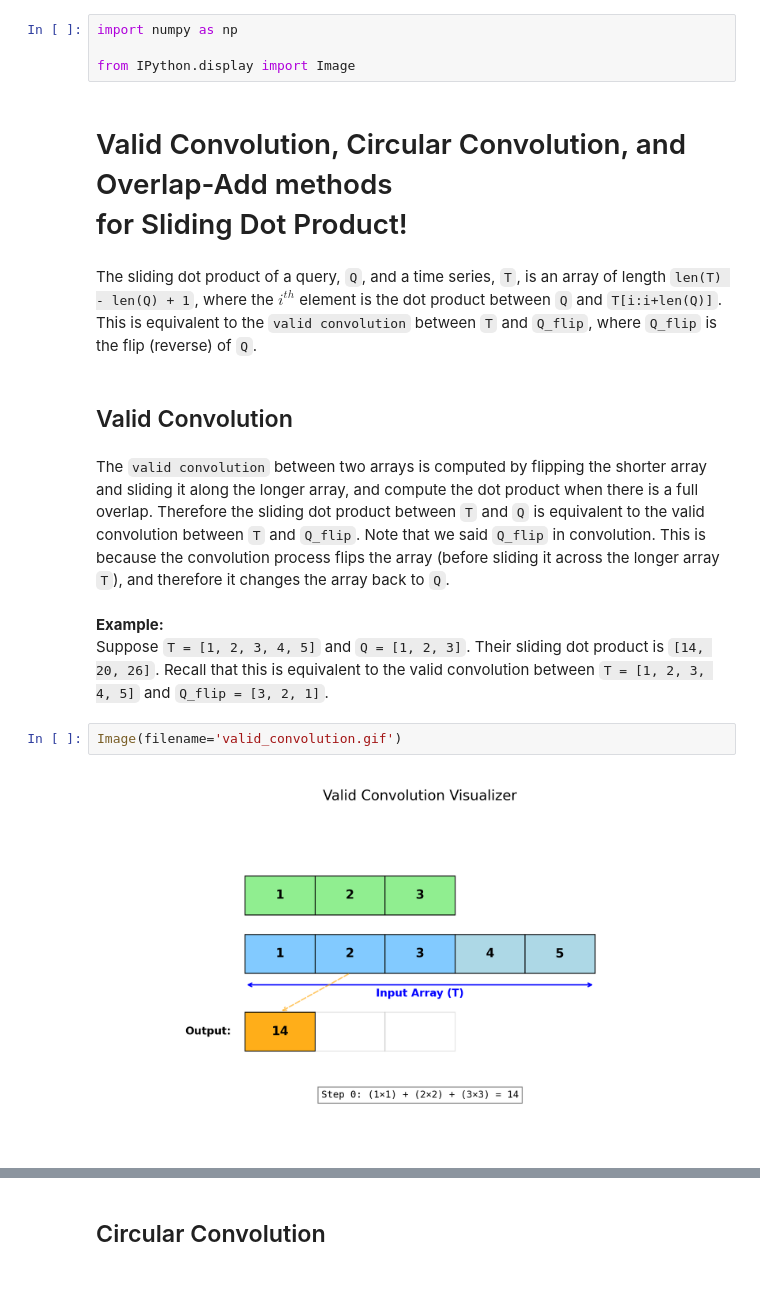
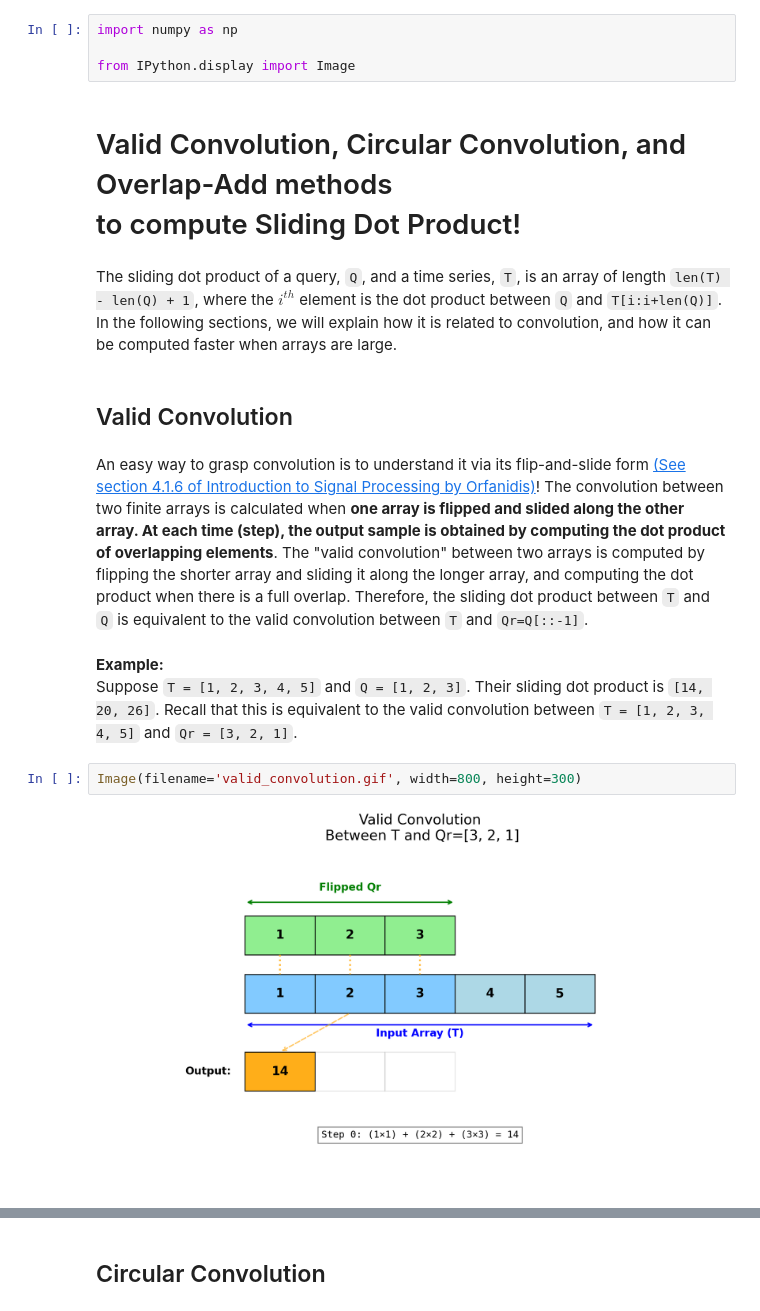
Before and after one commit to stumpy-dev/sliding_dot_product, a Jupyter notebook: docs/Tutorial_FFT_Based_SDP.ipynb, the cells around one changed output, grey strips where cells are left out. Saved outputs shown, nothing was run; the diff lists cells and outputs as text; blank space fills up the shorter version.

```diff
--- a/docs/Tutorial_FFT_Based_SDP.ipynb
+++ b/docs/Tutorial_FFT_Based_SDP.ipynb
@@ -3,19 +3,19 @@ import numpy as np
 
 from IPython.display import Image
 # %% [markdown]
-# Valid Convolution, Circular Convolution, and Overlap-Add methods <br>for Sliding Dot Product!
+# Valid Convolution, Circular Convolution, and Overlap-Add methods <br>to compute Sliding Dot Product!
 # %% [markdown]
-The sliding dot product of a query, `Q`, and a time series, `T`, is an array of length `len(T) - len(Q) + 1`, where the $i^{th}$ element is the dot product between `Q` and `T[i:i+len(Q)]`. This is equivalent to the `valid convolution` between `T` and `Q_flip`, where `Q_flip` is the flip (reverse) of `Q`.
+The sliding dot product of a query, `Q`, and a time series, `T`, is an array of length `len(T) - len(Q) + 1`, where the $i^{th}$ element is the dot product between `Q` and `T[i:i+len(Q)]`. In the following sections, we will explain how it is related to convolution, and how it can be computed faster when arrays are large.
 # %% [markdown]
 ## Valid Convolution
 # %% [markdown]
-The `valid convolution` between two arrays is computed by flipping the shorter array and sliding it along the longer array, and compute the dot product when there is a full overlap. Therefore the sliding dot product between `T` and `Q` is equivalent to the valid convolution between `T` and  `Q_flip`. Note that we said `Q_flip` in convolution. This is because the convolution process flips the array (before sliding it across the longer array `T`), and therefore it changes the array back to `Q`.
+An easy way to grasp convolution is to understand it via its flip-and-slide form [(See section 4.1.6 of Introduction to Signal Processing by Orfanidis)](https://www.amazon.com/Introduction-Signal-Processing-Sophocles-Orfanidis/dp/0132091720/ref=sr_1_1?dib=eyJ2IjoiMSJ9.KazpLCcWASczX1BqPnOFCPe9I6t9UJQZCCDSfmeVN4Q.eQ6V1-Ht0LQrC95afdw-bar36hTQe1KQD1_ZaOnhpHE&dib_tag=se&qid=1776127943&refinements=p_27%3ASophocles+J.+Orfanidis&s=books&sr=1-1)! The convolution between two finite arrays is calculated when **one array is flipped and slided along the other array. At each time (step), the output sample is obtained by computing the dot product of overlapping elements**.  The "valid convolution" between two arrays is computed by flipping the shorter array and sliding it along the longer array, and computing the dot product when there is a full overlap. Therefore, the sliding dot product between `T` and `Q` is equivalent to the valid convolution between `T` and  `Qr=Q[::-1]`.
 # %% [markdown]
 **Example:**
 <br>
-Suppose `T = [1, 2, 3, 4, 5]` and `Q = [1, 2, 3]`. Their sliding dot product is `[14, 20, 26]`. Recall that this is equivalent to the valid convolution between `T = [1, 2, 3, 4, 5]` and `Q_flip = [3, 2, 1]`.
+Suppose `T = [1, 2, 3, 4, 5]` and `Q = [1, 2, 3]`. Their sliding dot product is `[14, 20, 26]`. Recall that this is equivalent to the valid convolution between `T = [1, 2, 3, 4, 5]` and `Qr = [3, 2, 1]`.
 # %%
-Image(filename='valid_convolution.gif')
+Image(filename='valid_convolution.gif', width=800, height=300)
 # %% [output]
-[figure, old version]
+[figure, new version]
 # %% [markdown]
```
Also changed, not shown: parts of 13 cells of this notebook, 4 other files.
